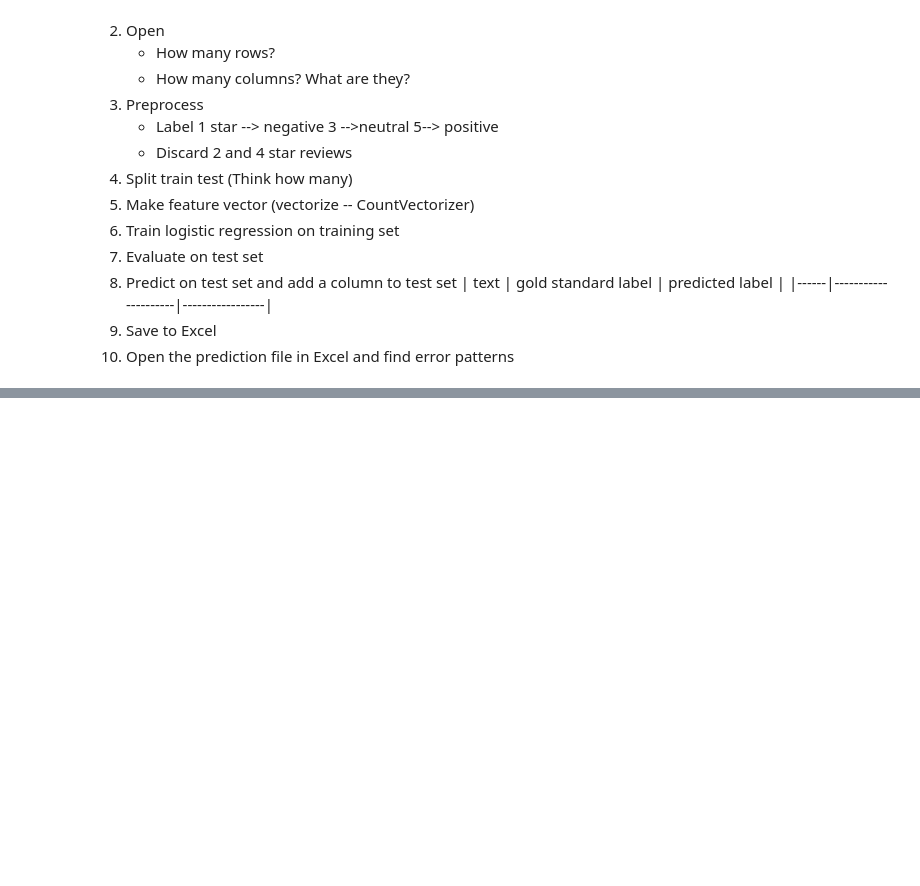
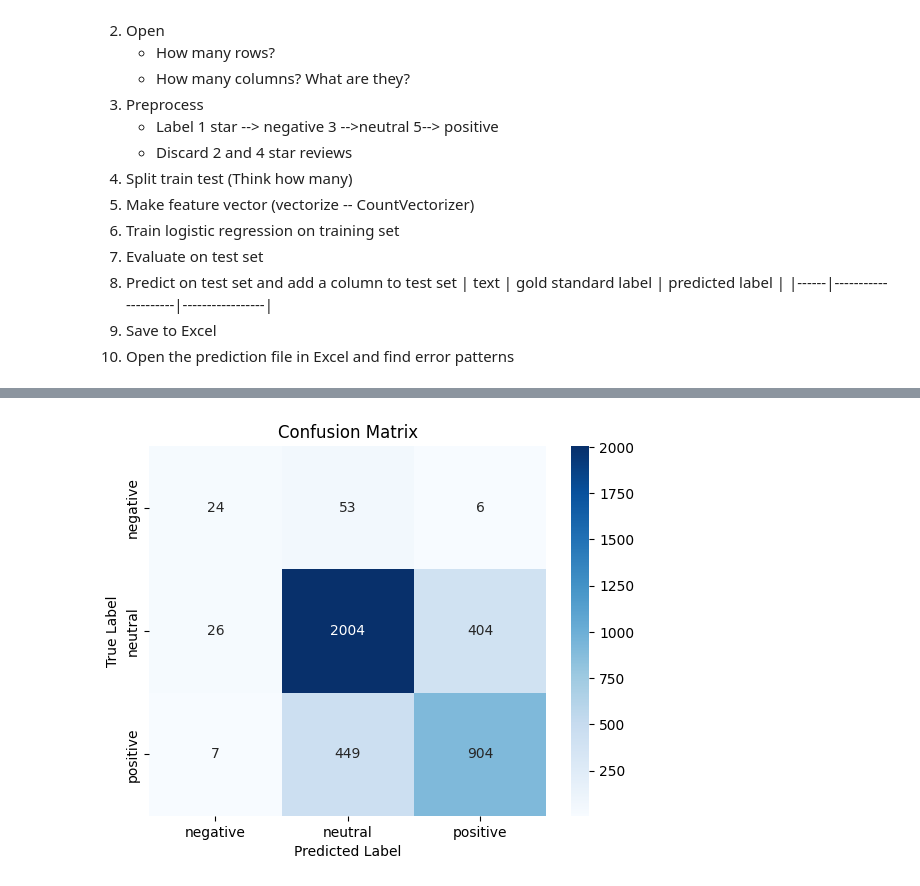
Before and after one commit to dhanavadh/NLP_2024, a Jupyter notebook: Sentiment_analyzer.ipynb, the cells around one changed output, grey strips where cells are left out. Saved outputs shown, nothing was run; the diff lists cells and outputs as text; code cells hidden in the pictures; blank space fills up the shorter version.

```diff
--- a/Sentiment_analyzer.ipynb
+++ b/Sentiment_analyzer.ipynb
@@ -34,0 +112,9 @@ In this activity, you will
+# %%
+X_train, X_test, y_train, y_test = train_test_split(df["tokenized_text"], df["label"], test_size=0.2, random_state=42, stratify=df["label"])
+# %%
+vectorizer = CountVectorizer(stop_words=None)
+X_train_vec = vectorizer.fit_transform(X_train)
+X_test_vec = vectorizer.transform(X_test)
+# %%
+model = LogisticRegression(max_iter=1000)
+model.fit(X_train_vec, y_train)
@@ -34,0 +123,3 @@ In this activity, you will
+# %%
+y_pred = model.predict(X_test_vec)
+print(classification_report(y_test, y_pred))
@@ -34,0 +136,9 @@ In this activity, you will
+# %%
+cm = confusion_matrix(y_test, y_pred, labels=["negative", "neutral", "positive"])
+sns.heatmap(cm, annot=True, fmt="d", cmap="Blues", xticklabels=["negative", "neutral", "positive"], yticklabels=["negative", "neutral", "positive"])
+plt.xlabel("Predicted Label")
+plt.ylabel("True Label")
+plt.title("Confusion Matrix")
+plt.show()
+# %% [output]
+[figure, added]
```
Also changed, not shown: parts of 21 cells of this notebook.
